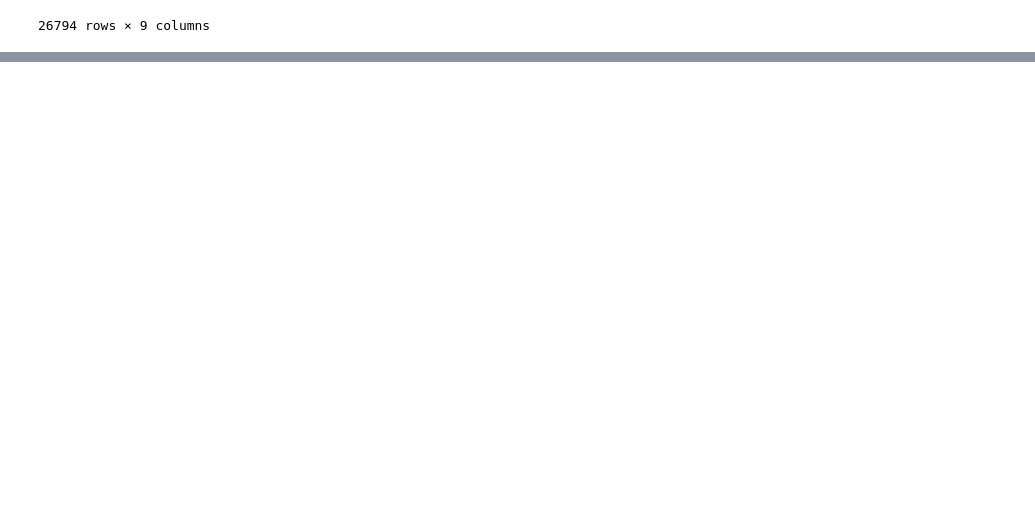
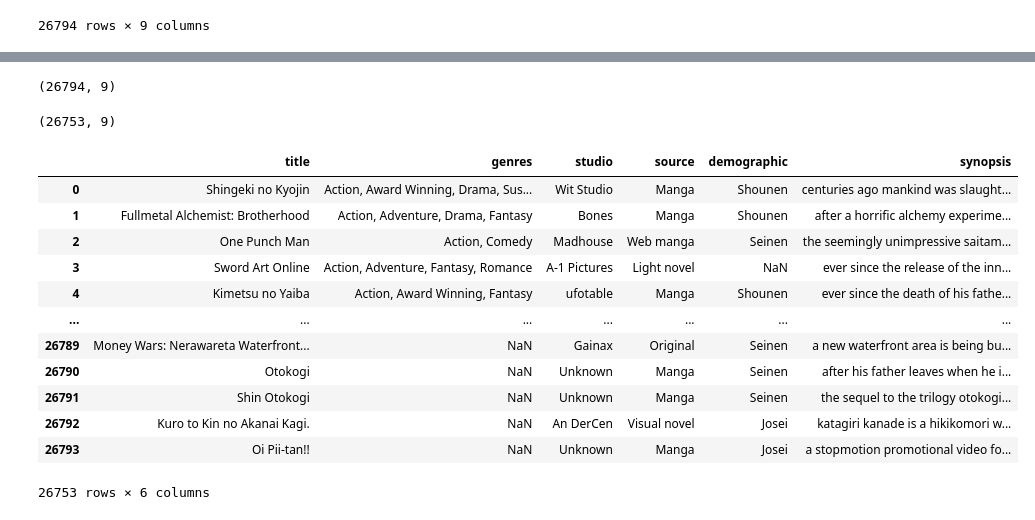
Before and after one commit to Asifdotexe/AniMate, a Jupyter notebook: code/notebooks/issue-6-st-scikit-surprise-prototype.ipynb, the cells around one changed output, grey strips where cells are left out. Saved outputs shown, nothing was run; the diff lists cells and outputs as text; code cells hidden in the pictures; blank space fills up the shorter version.

```diff
--- a/code/notebooks/issue-6-st-scikit-surprise-prototype.ipynb
+++ b/code/notebooks/issue-6-st-scikit-surprise-prototype.ipynb
@@ -22,0 +76,26 @@ df
+# %%
+df.shape
+# %% [output]
+(26794, 9)
+# %%
+df.drop_duplicates(inplace=True)
+# %%
+df.shape
+# %% [output]
+(26753, 9)
+# %%
+df[['title','genres','studio','source','demographic','synopsis']]
+# %% [output]
+|  | title | genres | studio | source | demographic | synopsis |
+| 0 | Shingeki no Kyojin | Action, Award Winning, Drama, Sus... | Wit Studio | Manga | Shounen | centuries ago mankind was slaught... |
+| 1 | Fullmetal Alchemist: Brotherhood | Action, Adventure, Drama, Fantasy | Bones | Manga | Shounen | after a horrific alchemy experime... |
+| 2 | One Punch Man | Action, Comedy | Madhouse | Web manga | Seinen | the seemingly unimpressive saitam... |
+| 3 | Sword Art Online | Action, Adventure, Fantasy, Romance | A-1 Pictures | Light novel | NaN | ever since the release of the inn... |
+| 4 | Kimetsu no Yaiba | Action, Award Winning, Fantasy | ufotable | Manga | Shounen | ever since the death of his fathe... |
+| ... | ... | ... | ... | ... | ... | ... |
+| 26789 | Money Wars: Nerawareta Waterfront... | NaN | Gainax | Original | Seinen | a new waterfront area is being bu... |
+| 26790 | Otokogi | NaN | Unknown | Manga | Seinen | after his father leaves when he i... |
+| 26791 | Shin Otokogi | NaN | Unknown | Manga | Seinen | the sequel to the trilogy otokogi... |
+| 26792 | Kuro to Kin no Akanai Kagi. | NaN | An DerCen | Visual novel | Josei | katagiri kanade is a hikikomori w... |
+| 26793 | Oi Pii-tan!! | NaN | Unknown | Manga | Josei | a stopmotion promotional video fo... |
+26753 rows × 6 columns
```
Also changed, not shown: parts of 11 cells of this notebook.
